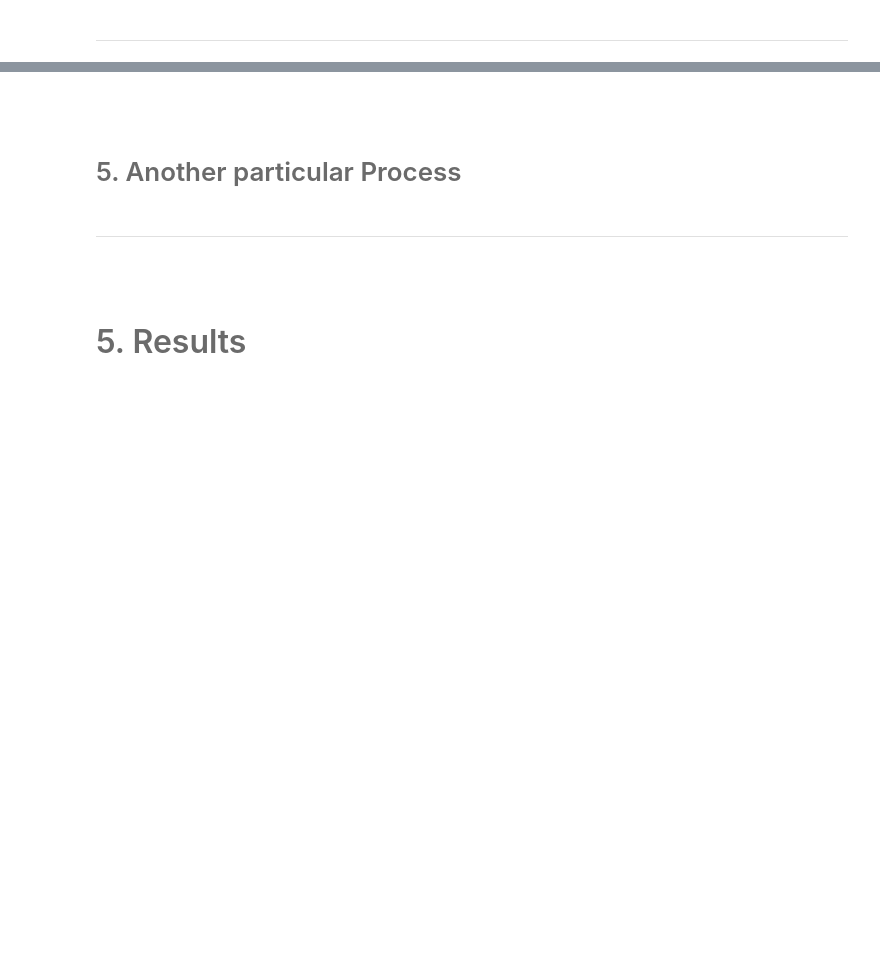
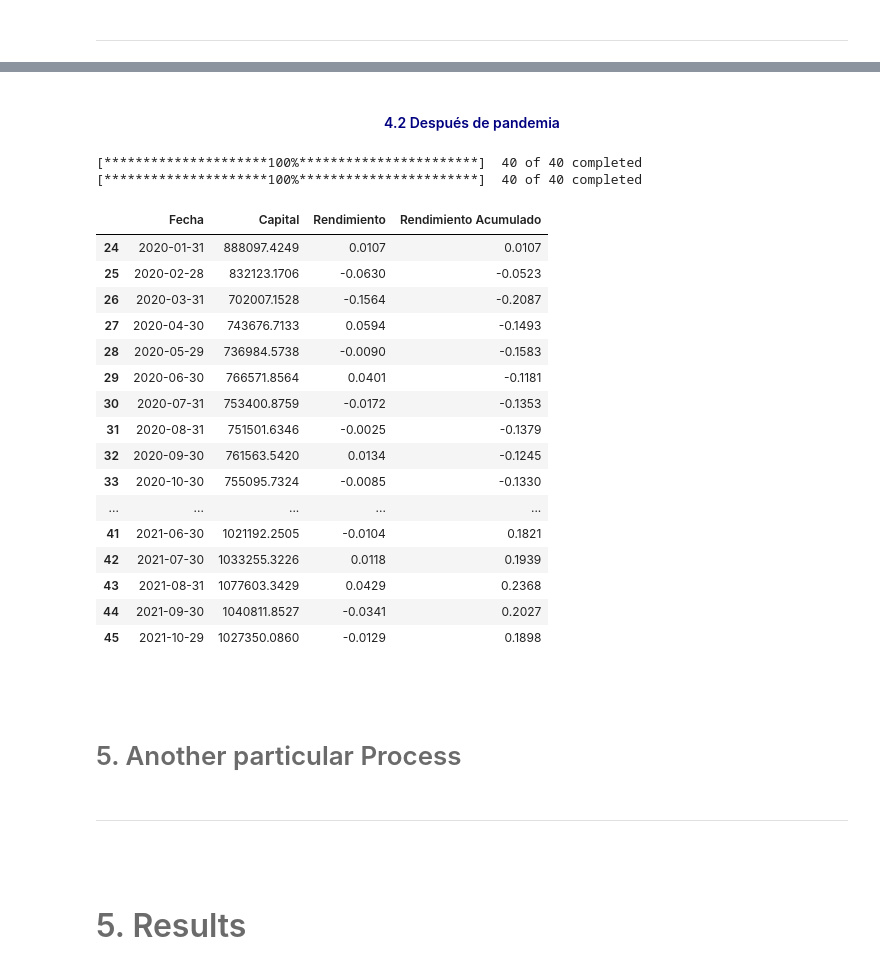
Before and after one commit to labv98/Lab1_B, a Jupyter notebook: notebook.ipynb, the cells around one changed output, grey strips where cells are left out. Cells and saved outputs as stored; diff of their text form; code cells hidden in the pictures; blank space fills up the shorter version.

```diff
--- a/notebook.ipynb
+++ b/notebook.ipynb
@@ -124,3 +206,27 @@ TickersHandler().tickers()
+# %% [markdown]
+#### <font color= 'navy'> <center> 4.2 Después de pandemia </font>
+# %%
+PassiveInvestment().dur_pan()
+# %% [output]
+[*********************100%***********************]  40 of 40 completed
+[*********************100%***********************]  40 of 40 completed
+|  | Fecha | Capital | Rendimiento | Rendimiento Acumulado |
+| 24 | 2020-01-31 | 888097.4249 | 0.0107 | 0.0107 |
+| 25 | 2020-02-28 | 832123.1706 | -0.0630 | -0.0523 |
+| 26 | 2020-03-31 | 702007.1528 | -0.1564 | -0.2087 |
+| 27 | 2020-04-30 | 743676.7133 | 0.0594 | -0.1493 |
+| 28 | 2020-05-29 | 736984.5738 | -0.0090 | -0.1583 |
+| 29 | 2020-06-30 | 766571.8564 | 0.0401 | -0.1181 |
+| 30 | 2020-07-31 | 753400.8759 | -0.0172 | -0.1353 |
+| 31 | 2020-08-31 | 751501.6346 | -0.0025 | -0.1379 |
+| 32 | 2020-09-30 | 761563.5420 | 0.0134 | -0.1245 |
+| 33 | 2020-10-30 | 755095.7324 | -0.0085 | -0.1330 |
+| ... | ... | ... | ... | ... |
+| 41 | 2021-06-30 | 1021192.2505 | -0.0104 | 0.1821 |
+| 42 | 2021-07-30 | 1033255.3226 | 0.0118 | 0.1939 |
+| 43 | 2021-08-31 | 1077603.3429 | 0.0429 | 0.2368 |
+| 44 | 2021-09-30 | 1040811.8527 | -0.0341 | 0.2027 |
+| 45 | 2021-10-29 | 1027350.0860 | -0.0129 | 0.1898 |
 # %% [markdown]
 <br>
 # %% [markdown]
```
Also changed, not shown: parts of 13 cells of this notebook, 1 other file.
